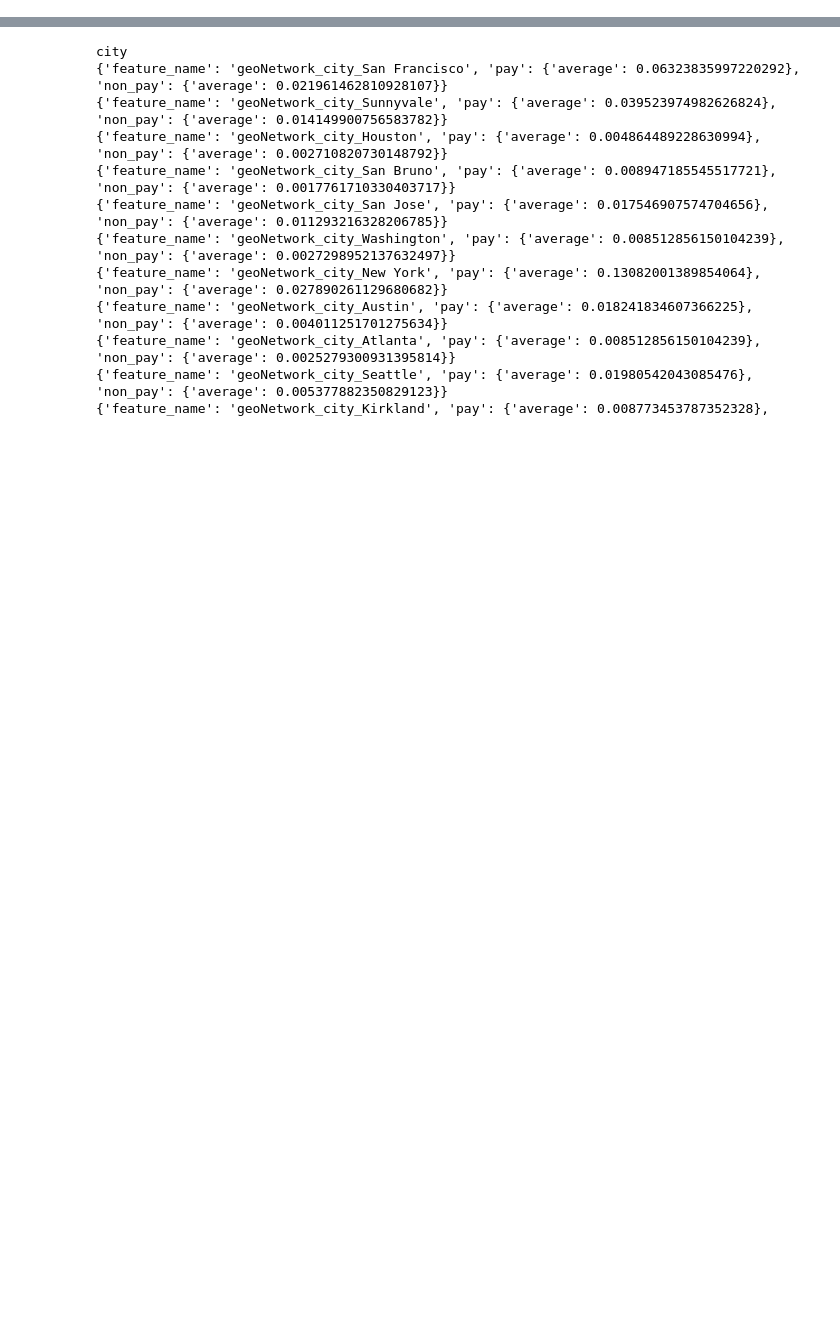
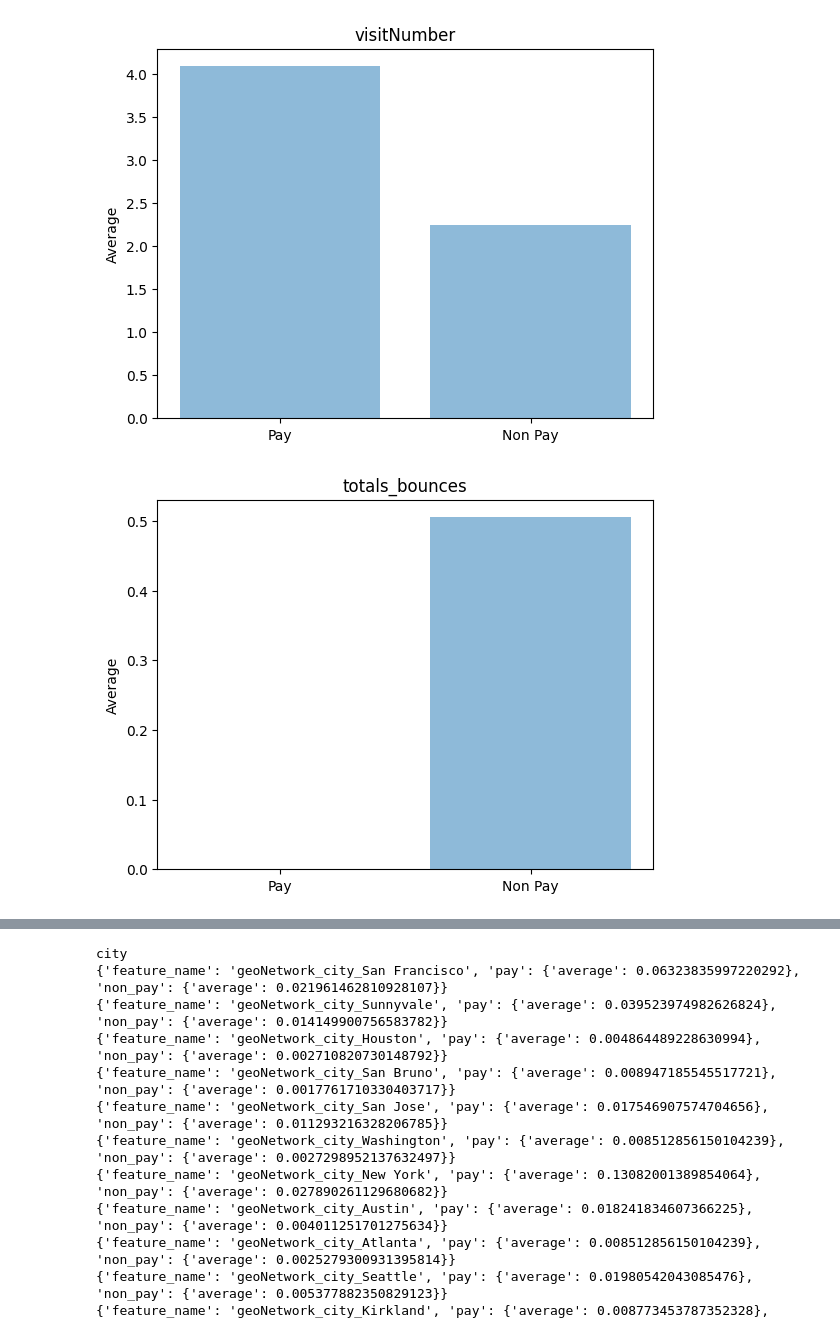
Before and after one commit to thymenyj/samsung, a Jupyter notebook: jupyter/app/feature_analysis.ipynb, the cells around one changed output, grey strips where cells are left out. Drawn from its saved outputs; the diff is of its cells as text; code cells hidden in the pictures; blank space fills up the shorter version.

Commit message:
plot for pay vs non_pay average

```diff
--- a/jupyter/app/feature_analysis.ipynb
+++ b/jupyter/app/feature_analysis.ipynb
@@ -279,0 +286,39 @@ for feature_name in feature_names:
+# %%
+def plot_barchart_averages(data, labels, label_name, title):
+    y_pos = np.arange(len(labels))
+    plt.bar(y_pos, data, align='center', alpha=0.5)
+    plt.xticks(y_pos, labels)
+    plt.ylabel(label_name)
+    plt.title(title)
+    plt.show()
+
+
+def plot_barchart_average_column(pay_base_dataframe, non_pay_base_dataframe, column_name):
+    pay = pay_base_dataframe[column_name]
+    avg_pay = np.average(pay.values)
+
+    non_pay = non_pay_base_dataframe[column_name]
+    avg_non_pay = np.average(non_pay.values)
+
+    data = [avg_pay, avg_non_pay]
+    labels = ["Pay", "Non Pay"]
+    label_name = "Average"
+    title = column_name
+
+    plot_barchart_averages(data, labels, label_name, title)
+# %%
+column_names = [
+    'visitNumber',
+    'totals_bounces',
+    'totals_hits',
+    'totals_newVisits',
+    'totals_pageviews',
+    'trafficSource_adwordsClickInfo.page',
+    'trafficSource_isTrueDirect',
+    'device_isMobile'
+]
+for column_name in column_names:
+    plot_barchart_average_column(pay_base_dataframe, non_pay_base_dataframe, column_name)
+# %% [output]
+[figure, added]
+[figure, added]
```
Also changed, not shown: parts of 7 cells of this notebook.
